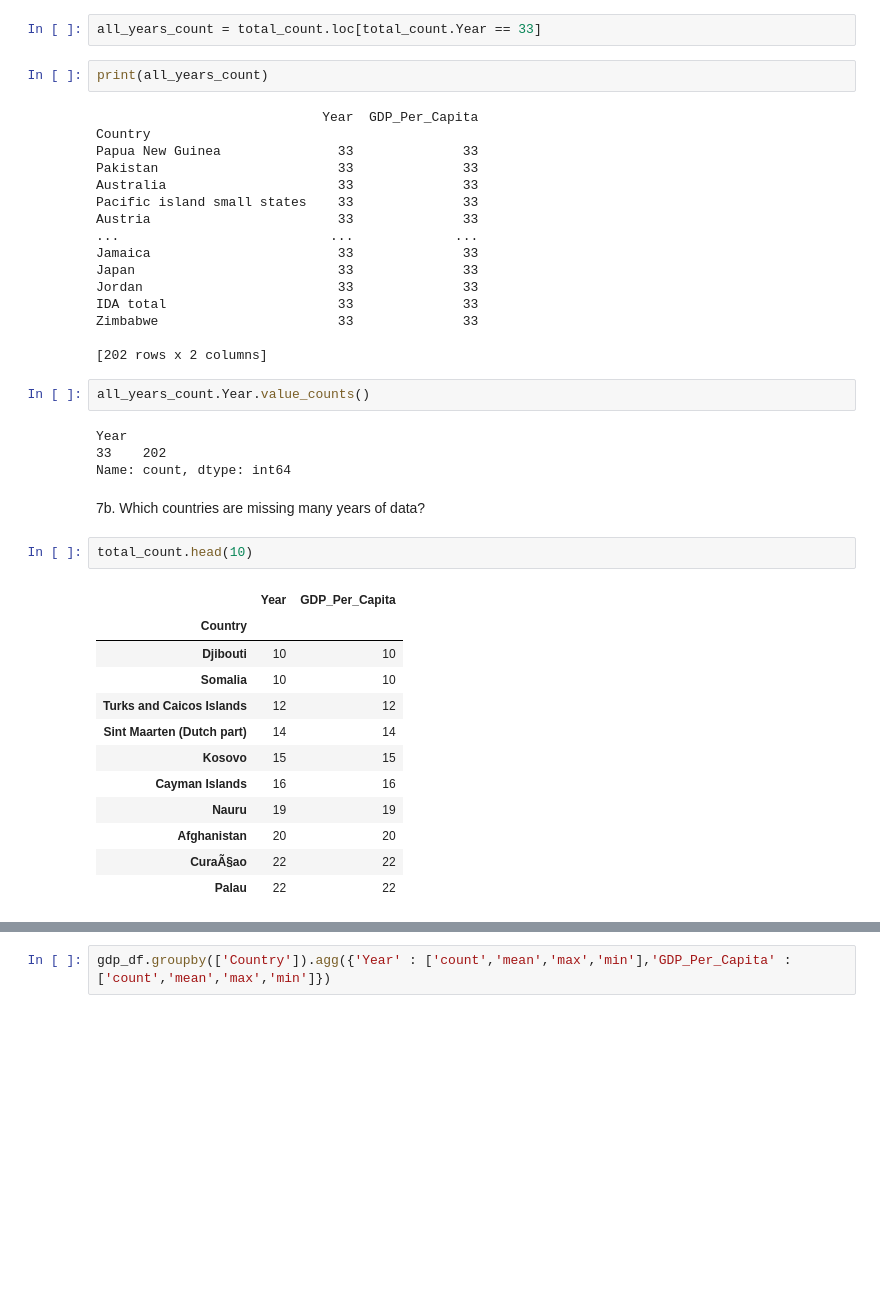
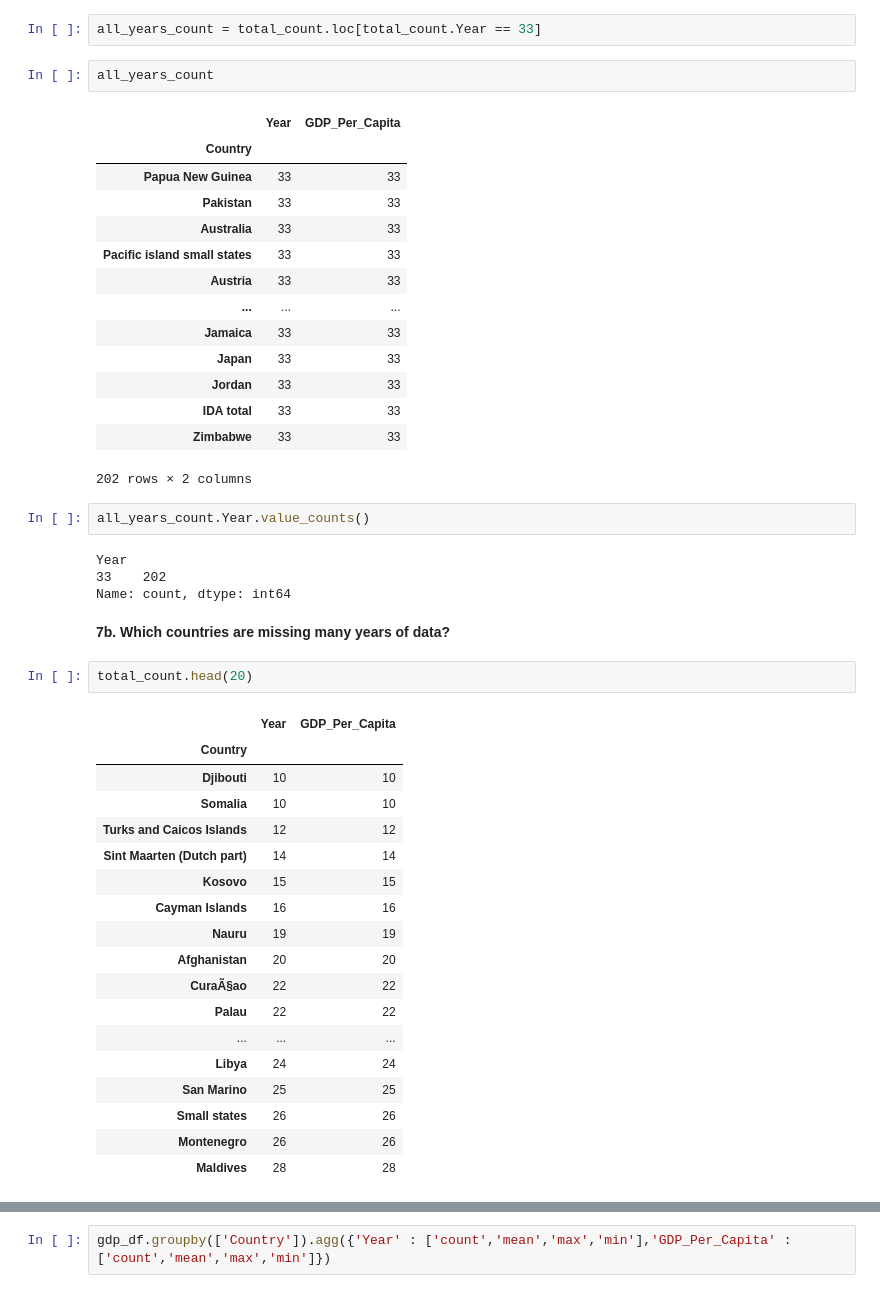
Before and after one commit to NSS-Full-Time-Data-Analytics-14/gdp-and-internet-usage-j2das1, a Jupyter notebook: notebook/UN_gdp_internetuse_project.ipynb, the cells around one changed output, grey strips where cells are left out. Drawn from its saved outputs; the diff is of its cells as text; blank space fills up the shorter version.

```diff
--- a/notebook/UN_gdp_internetuse_project.ipynb
+++ b/notebook/UN_gdp_internetuse_project.ipynb
@@ -116,23 +116,22 @@ Zimbabwe                     33              33
 # %%
 all_years_count = total_count.loc[total_count.Year == 33]
 # %%
-print(all_years_count)
+all_years_count
 # %% [output]
+|  | Year | GDP_Per_Capita |
+| Country |  |  |
+| Papua New Guinea | 33 | 33 |
+| Pakistan | 33 | 33 |
+| Australia | 33 | 33 |
+| Pacific island small states | 33 | 33 |
+| Austria | 33 | 33 |
+| ... | ... | ... |
+| Jamaica | 33 | 33 |
+| Japan | 33 | 33 |
+| Jordan | 33 | 33 |
+| IDA total | 33 | 33 |
+| Zimbabwe | 33 | 33 |
-                             Year  GDP_Per_Capita
-Country
-Papua New Guinea               33              33
-Pakistan                       33              33
-Australia                      33              33
-Pacific island small states    33              33
-Austria                        33              33
-...                           ...             ...
-Jamaica                        33              33
-Japan                          33              33
-Jordan                         33              33
-IDA total                      33              33
-Zimbabwe                       33              33
-
-[202 rows x 2 columns]
+202 rows × 2 columns
 # %%
 all_years_count.Year.value_counts()
 # %% [output]
@@ -140,20 +139,26 @@ Year
 33    202
 Name: count, dtype: int64
 # %% [markdown]
-7b.  Which countries are missing many years of data?
+**7b.  Which countries are missing many years of data?**
 # %%
-total_count.head(10)
+total_count.head(20)
 # %% [output]
 |  | Year | GDP_Per_Capita |
 | Country |  |  |
 | Djibouti | 10 | 10 |
 | Somalia | 10 | 10 |
 | Turks and Caicos Islands | 12 | 12 |
 | Sint Maarten (Dutch part) | 14 | 14 |
 | Kosovo | 15 | 15 |
 | Cayman Islands | 16 | 16 |
 | Nauru | 19 | 19 |
 | Afghanistan | 20 | 20 |
 | CuraÃ§ao | 22 | 22 |
 | Palau | 22 | 22 |
+| ... | ... | ... |
+| Libya | 24 | 24 |
+| San Marino | 25 | 25 |
+| Small states | 26 | 26 |
+| Montenegro | 26 | 26 |
+| Maldives | 28 | 28 |
 # %% [markdown]
```
Also changed, not shown: parts of 39 cells of this notebook.
